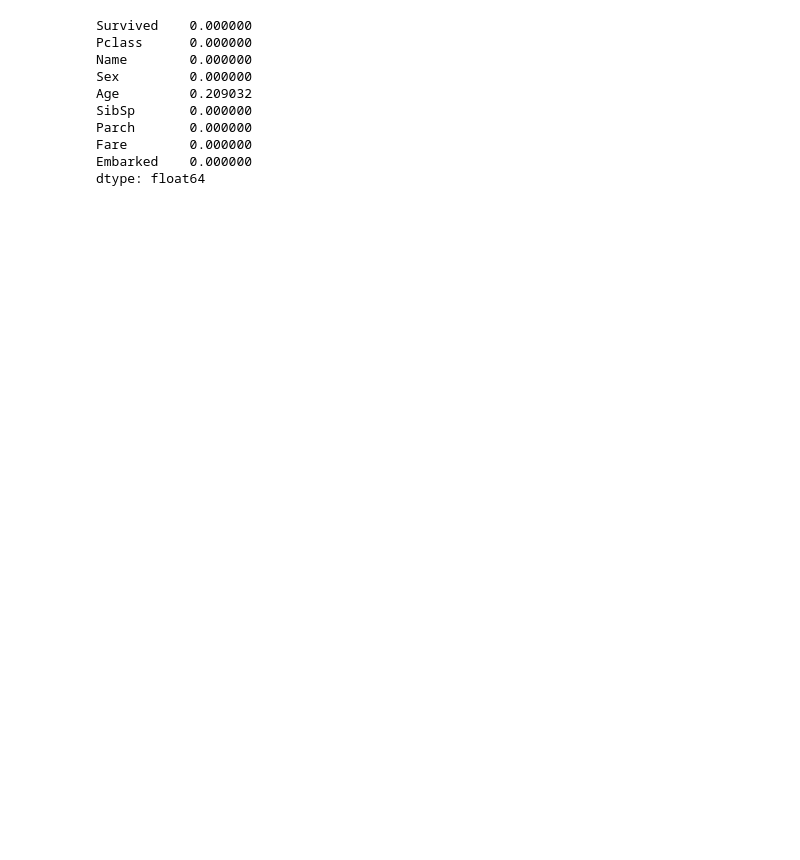
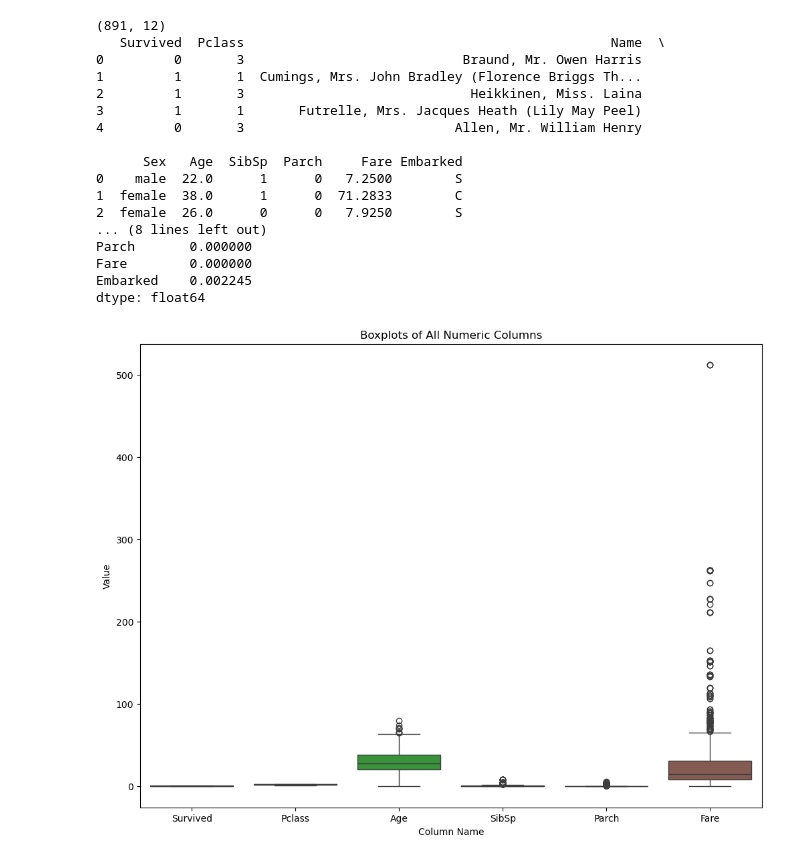
Before and after one commit to INTP-fei/work, a Jupyter notebook: Assignments.ipynb, the cells around one changed output. Drawn from its saved outputs; the diff is of its cells as text; code cells hidden in the pictures; blank space fills up the shorter version.

```diff
--- a/Assignments.ipynb
+++ b/Assignments.ipynb
@@ -1,36 +1,48 @@
 # %%
 import pandas as pd
 import seaborn as sns
 import matplotlib.pyplot as plt
 #读取数据
 df = pd.read_csv('titanic.csv')
+print(df.shape)
 # 删除重复行
 df= df.drop_duplicates()
 # 删除不相关的列
 columns_to_drop = ['PassengerId', 'Ticket', 'Cabin']
 df = df.drop(columns=columns_to_drop)
-#处理异常值
-Q1 = df['Fare'].quantile(0.25)
-Q3 = df['Fare'].quantile(0.75)
-IQR = Q3 - Q1
-lower_bound = Q1 - 1.5 * IQR
-upper_bound = Q3 + 1.5 * IQR
-df = df[(df['Fare'] >= lower_bound) & (df['Fare'] <= upper_bound)]
+print(df.head())
 
 # 计算每列缺失值数量
 missing_count = df.isnull().sum()
 # 计算每列缺失值比例
 missing_ratio = missing_count / len(df)
 print(missing_ratio)
+
+#绘制所有数据的箱线图
+fig, ax = plt.subplots(figsize=(12, 9))
+numeric_columns = df.select_dtypes(include=['number']).columns
+sns.boxplot(data=df[numeric_columns], ax=ax)
+ax.set_title('Boxplots of All Numeric Columns')
+ax.set_xlabel('Column Name')
+ax.set_ylabel('Value')
+plt.show()
 # %% [output]
-Survived    0.000000
-Pclass      0.000000
-Name        0.000000
-Sex         0.000000
-Age         0.209032
-SibSp       0.000000
+(891, 12)
+   Survived  Pclass                                               Name  \
+0         0       3                            Braund, Mr. Owen Harris
+1         1       1  Cumings, Mrs. John Bradley (Florence Briggs Th...
+2         1       3                             Heikkinen, Miss. Laina
+3         1       1       Futrelle, Mrs. Jacques Heath (Lily May Peel)
+4         0       3                           Allen, Mr. William Henry
+
+      Sex   Age  SibSp  Parch     Fare Embarked
+0    male  22.0      1      0   7.2500        S
+1  female  38.0      1      0  71.2833        C
+2  female  26.0      0      0   7.9250        S
+... (8 lines left out)
 Parch       0.000000
 Fare        0.000000
-Embarked    0.000000
+Embarked    0.002245
 dtype: float64
+[figure, added]
 # %%
```
Also changed, not shown: parts of 3 cells of this notebook.
